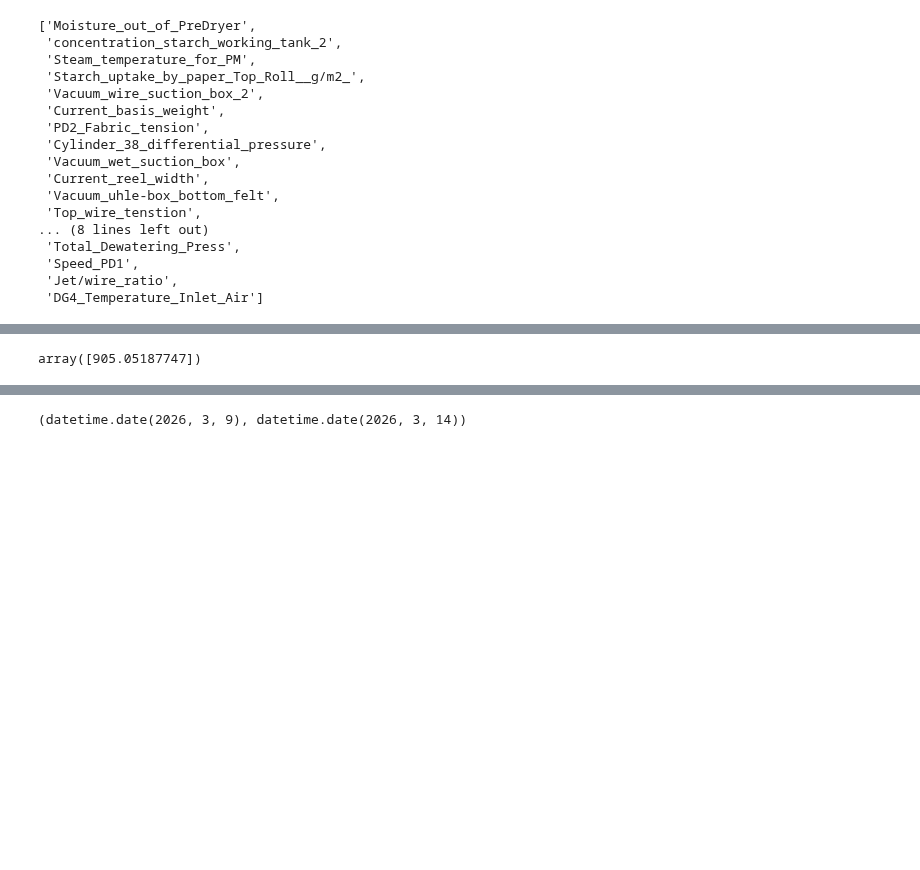
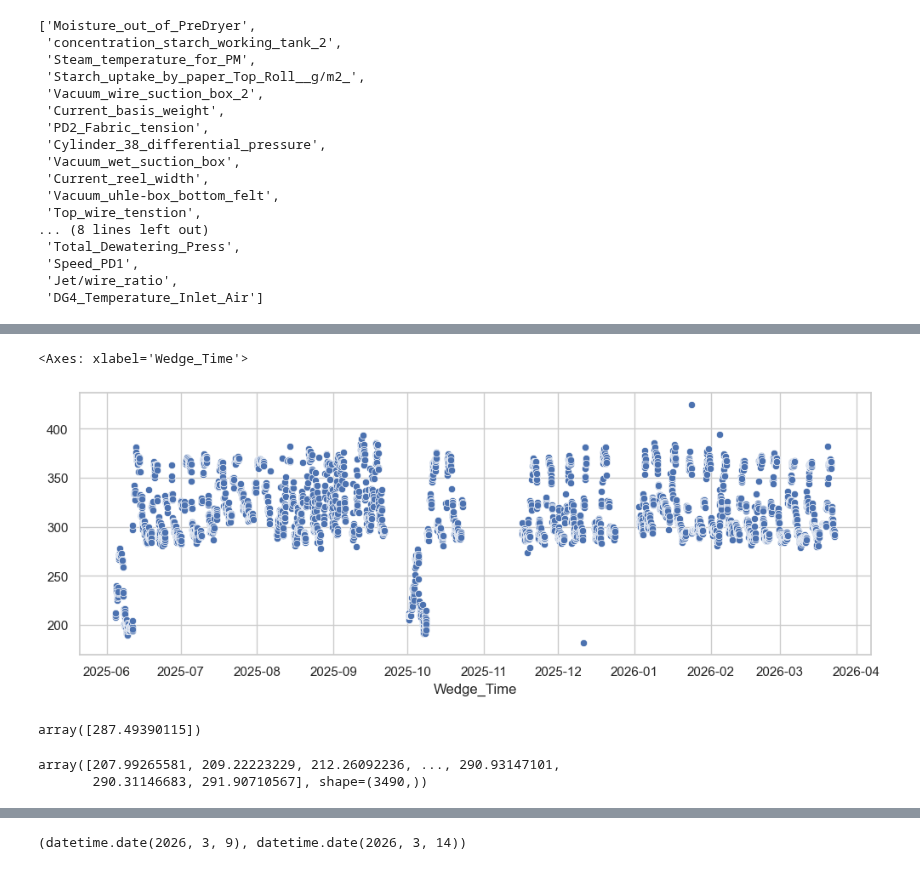
Before and after one commit to Miggon-dev/costimiser2, a Jupyter notebook: ai_process_analyst.ipynb, the cells around one changed output, grey strips where cells are left out. Cells and saved outputs as stored; diff of their text form; code cells hidden in the pictures; blank space fills up the shorter version.

```diff
--- a/ai_process_analyst.ipynb
+++ b/ai_process_analyst.ipynb
@@ -1707,5 +1759,25 @@ snapshot
 1 rows × 24 columns
+# %%
+import seaborn as sns
+
+
+sns.set(rc={"figure.figsize":(12, 4)})
+sns.set_style('whitegrid')
+sns.set_context('notebook')
+# %%
+sns.scatterplot(x=turnup_data.Wedge_Time, y=electricity_model.predict(turnup_data[electricity_features()]))
+# %% [output]
+<Axes: xlabel='Wedge_Time'>
+[figure, added]
+# %%
+electricity_model.predict(snapshot)
+# %% [output]
+array([287.49390115])
+# %%
+electricity_model.predict(turnup_data[electricity_features()])
+# %% [output]
+array([207.99265581, 209.22223229, 212.26092236, ..., 290.93147101,
+       290.31146683, 291.90710567], shape=(3490,))
 # %%
-steam_model.predict(snapshot)
+ypred = steam_model.predict(turnup_data[steam_features()])
+ytrue = turnup_data["Steam__kWh/T_"]
-# %% [output]
-array([905.05187747])
```
Also changed, not shown: parts of 18 cells of this notebook, 6 other files.
